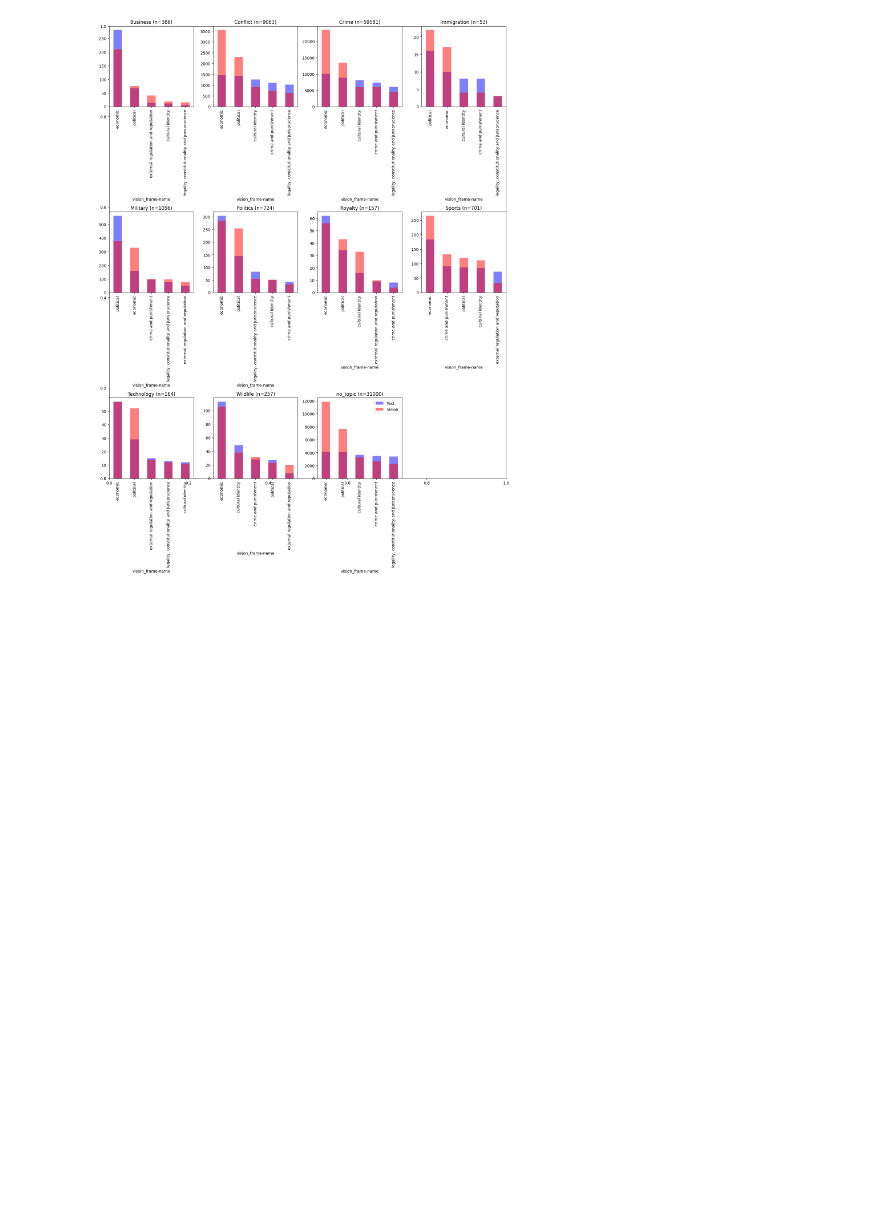
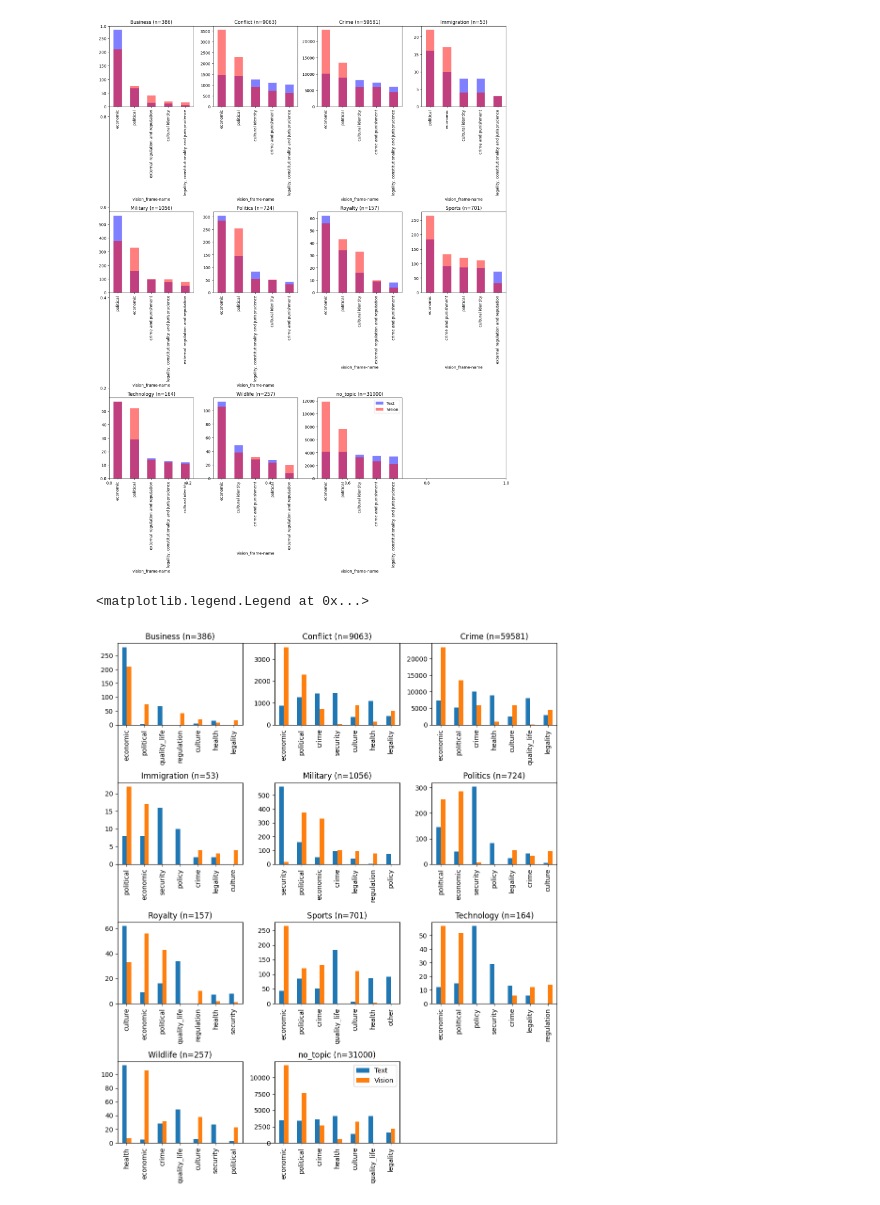
Before and after one commit to copenlu/frame-align, a Jupyter notebook: notebooks/Annotation Analysis.ipynb, the cells around one changed output. Saved outputs shown, nothing was run; the diff lists cells and outputs as text; code cells hidden in the pictures; blank space fills up the shorter version.

```diff
--- a/notebooks/Annotation Analysis.ipynb
+++ b/notebooks/Annotation Analysis.ipynb
@@ -9,3 +9,19 @@ from pathlib import Path
 # %%
 frames = ["Economic","Capacity and resources","Morality","Fairness and equality","Legality, constitutionality and jurisprudence","Policy prescription and evaluation","Crime and punishment","Security and defense","Health and safety","Quality of life","Cultural identity","Public opinion","Political","External regulation and reputation","Other"]
 frames = [f.lower() for f in frames]
+# %%
+frame_short_dict = {'economic': 'economic',
+ 'capacity and resources': 'cap&res',
+ 'morality': 'morality',
+ 'fairness and equality': 'fairness',
+ 'legality, constitutionality and jurisprudence': 'legality',
+ 'policy prescription and evaluation': 'policy',
+ 'crime and punishment': 'crime',
+ 'security and defense': 'security',
+ 'health and safety': 'health',
+ 'quality of life': 'quality_life',
+ 'cultural identity': 'culture',
+ 'public opinion': 'public_op',
+ 'political': 'political',
+ 'external regulation and reputation': 'regulation',
+ 'other': 'other'}
@@ -46,9 +43,0 @@ sum(combined_df['text_frame_name'] == combined_df['vision_frame-name'])/len(comb
-# %%
-# Top vision frames for each text frame
-plt.subplots(figsize=(15,25))
-for i, (group_name, group) in enumerate(combined_df.groupby('text_frame_name')):
-    plt.subplot(5,3,i+1)
-    group['vision_frame-name'].value_counts()[:5].plot(kind='bar')
-    plt.title(group_name+' (n='+str(len(group))+')')
-    # plt.xticks(rotation=45)
-    plt.tight_layout()
@@ -59,3 +63,5 @@ combined_df.to_csv(analysis_path/'combined_annotations_filtered.csv', index=Fals
+# %%
+combined_df = pd.read_csv(analysis_path/'combined_annotations_filtered.csv')
 # %%
 len(combined_df)
 # %% [output]
@@ -81,3 +69,6 @@ combined_df = combined_df.merge(annotated_articles[['id','topic_label']], left_o
+# %%
+combined_df['text_frame_name'] = combined_df['text_frame_name'].map(frame_short_dict)
+combined_df['vision_frame-name'] = combined_df['vision_frame-name'].map(frame_short_dict)
 # %%
 len(combined_df['topic_label'].unique())
 # %% [output]
@@ -95,3 +86,21 @@ plt.legend(['Text','Vision'])
 # %% [output]
 <matplotlib.legend.Legend at 0x...>
 [figure]
+# %%
+# Grouped bar plot for each topic
+plt.subplots(figsize=(10,12))
+plt.xticks([])
+plt.yticks([])
+for i, (group_name, group) in enumerate(combined_df.groupby('topic_label')):
+    ax = plt.subplot(4,3,i+1)
+    plt.title(group_name+' (n='+str(len(group))+')')
+    group = group[['text_frame_name','vision_frame-name']].apply(pd.Series.value_counts)
+    group['sum'] = group.sum(axis=1)
+    group.sort_values('sum', ascending=False, inplace=True)
+    group = group.head(7)
+    group[['text_frame_name', 'vision_frame-name']].plot(kind='bar', ax=ax, legend=False)
+    plt.tight_layout()
+plt.legend(['Text','Vision'])
+# %% [output]
+<matplotlib.legend.Legend at 0x...>
+[figure, added]
```
Also changed, not shown: parts of 12 cells of this notebook, 4 other files.
